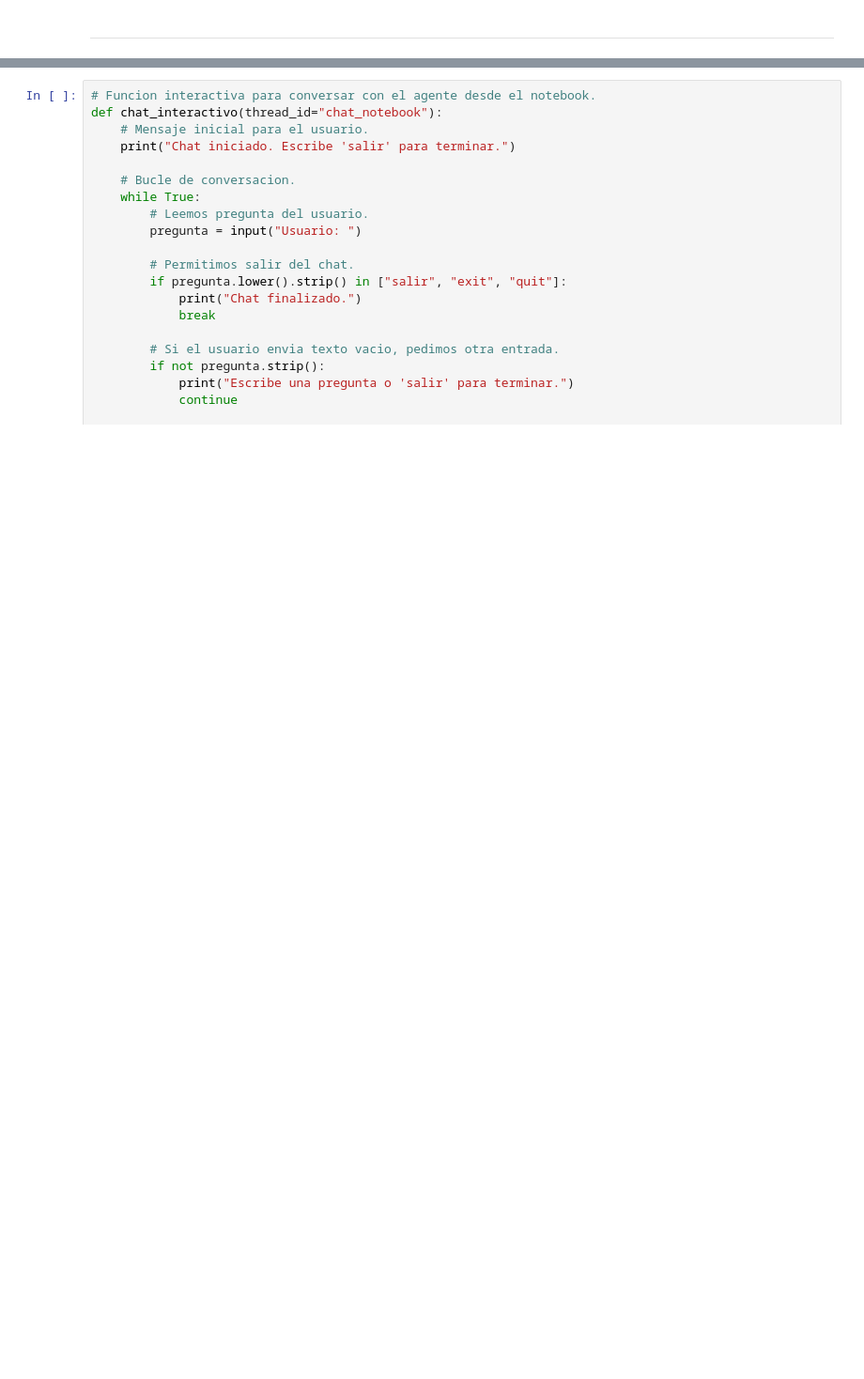
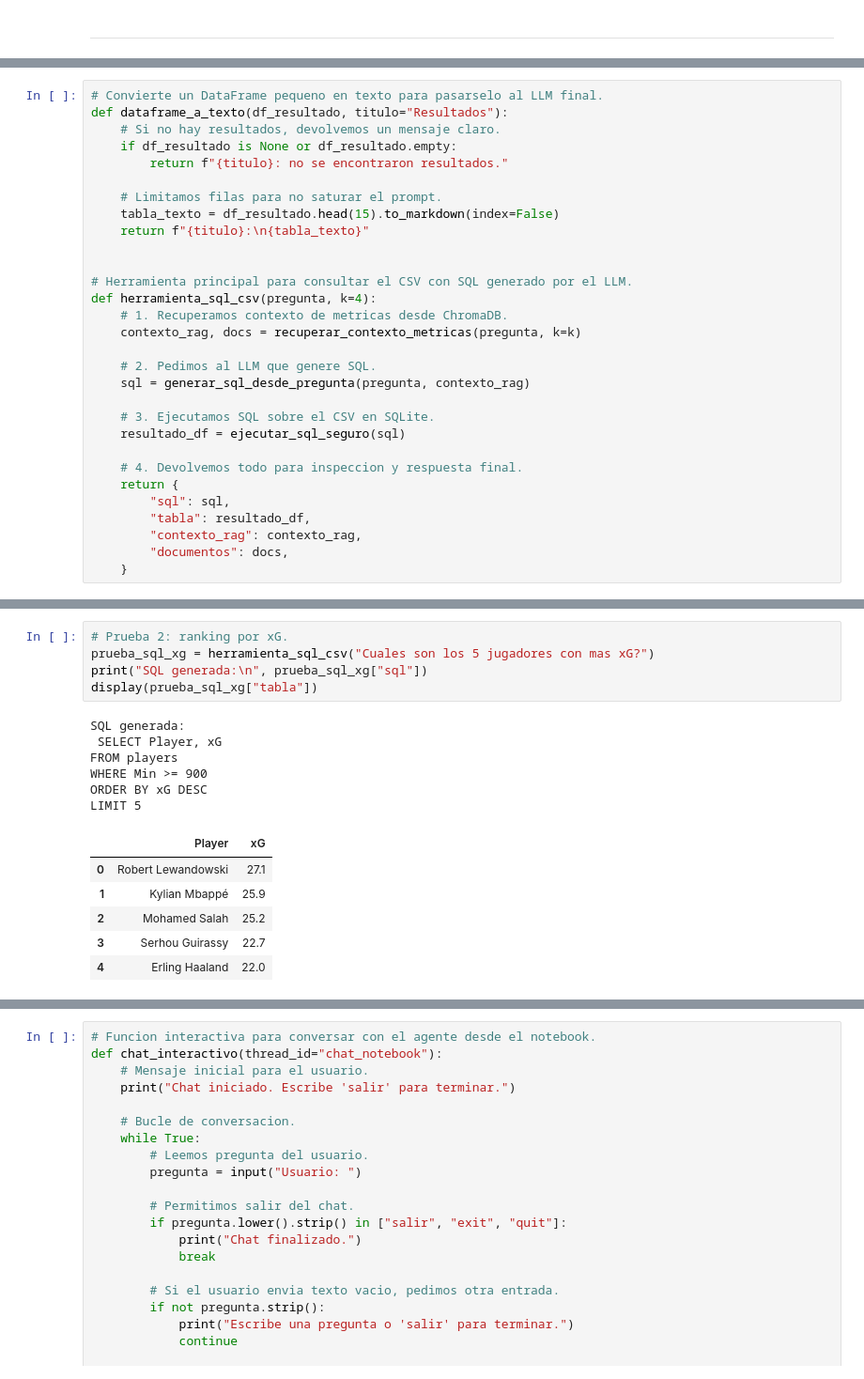
Before and after one commit to OscarFdz24/Asistente_Experto_LLM_Oscar_Fernandez_Evolve, a Jupyter notebook: notebooks/01_asistente_experto_analitica_futbol_rag_gemini.ipynb, the cells around one changed output, grey strips where cells are left out. Shown at 94% size. Drawn from its saved outputs; the diff is of its cells as text; blank space fills up the shorter version.

Commit message:
Metodologia cambiada, ahora se utiliza sql con promting para que el agente consulte el csv y documentacion y creacion del README final

```diff
--- a/notebooks/01_asistente_experto_analitica_futbol_rag_gemini.ipynb
+++ b/notebooks/01_asistente_experto_analitica_futbol_rag_gemini.ipynb
@@ -1635,0 +982,30 @@ La siguiente funcion permite hablar con el agente desde el notebook. Escribe pre
+# %%
+# Convierte un DataFrame pequeno en texto para pasarselo al LLM final.
+def dataframe_a_texto(df_resultado, titulo="Resultados"):
+    # Si no hay resultados, devolvemos un mensaje claro.
+    if df_resultado is None or df_resultado.empty:
+        return f"{titulo}: no se encontraron resultados."
+
+    # Limitamos filas para no saturar el prompt.
+    tabla_texto = df_resultado.head(15).to_markdown(index=False)
+    return f"{titulo}:\n{tabla_texto}"
+
+
+# Herramienta principal para consultar el CSV con SQL generado por el LLM.
+def herramienta_sql_csv(pregunta, k=4):
+    # 1. Recuperamos contexto de metricas desde ChromaDB.
+    contexto_rag, docs = recuperar_contexto_metricas(pregunta, k=k)
+
+    # 2. Pedimos al LLM que genere SQL.
+    sql = generar_sql_desde_pregunta(pregunta, contexto_rag)
+
+    # 3. Ejecutamos SQL sobre el CSV en SQLite.
+    resultado_df = ejecutar_sql_seguro(sql)
+
+    # 4. Devolvemos todo para inspeccion y respuesta final.
+    return {
+        "sql": sql,
+        "tabla": resultado_df,
+        "contexto_rag": contexto_rag,
+        "documentos": docs,
+    }
@@ -1635,0 +1030,18 @@ La siguiente funcion permite hablar con el agente desde el notebook. Escribe pre
+# %%
+# Prueba 2: ranking por xG.
+prueba_sql_xg = herramienta_sql_csv("Cuales son los 5 jugadores con mas xG?")
+print("SQL generada:\n", prueba_sql_xg["sql"])
+display(prueba_sql_xg["tabla"])
+# %% [output]
+SQL generada:
+ SELECT Player, xG
+FROM players
+WHERE Min >= 900
+ORDER BY xG DESC
+LIMIT 5
+|  | Player | xG |
+| 0 | Robert Lewandowski | 27.1 |
+| 1 | Kylian Mbappé | 25.9 |
+| 2 | Mohamed Salah | 25.2 |
+| 3 | Serhou Guirassy | 22.7 |
+| 4 | Erling Haaland | 22.0 |
```
Also changed, not shown: parts of 142 cells of this notebook, 1 other file.
